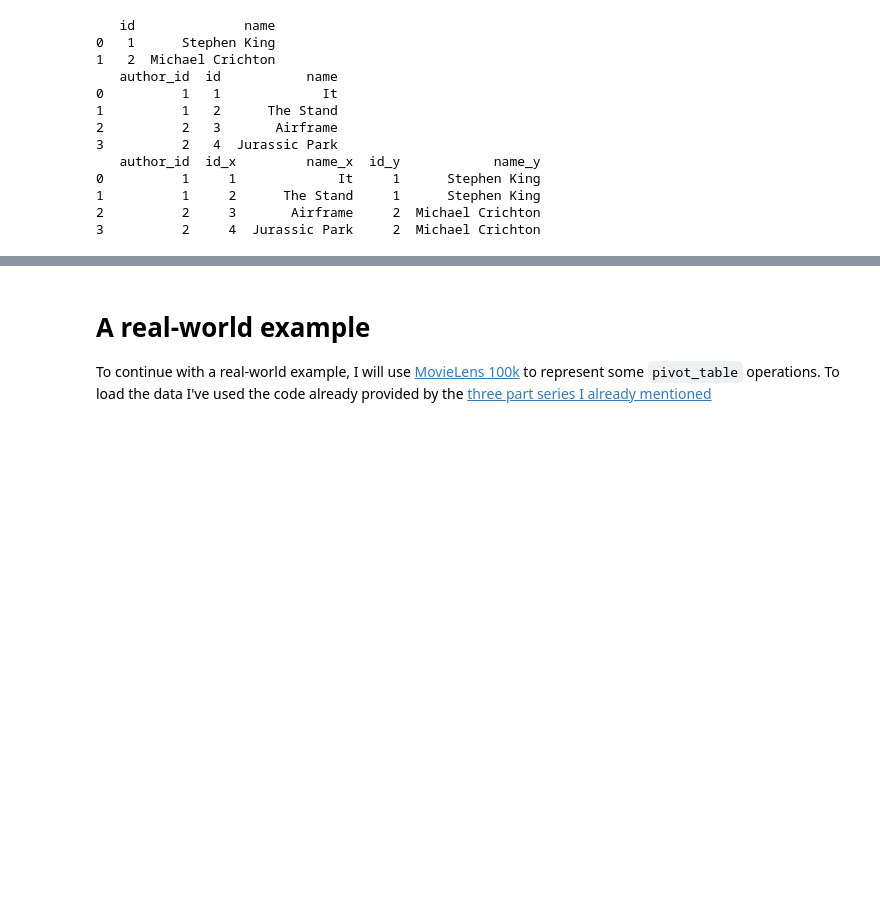
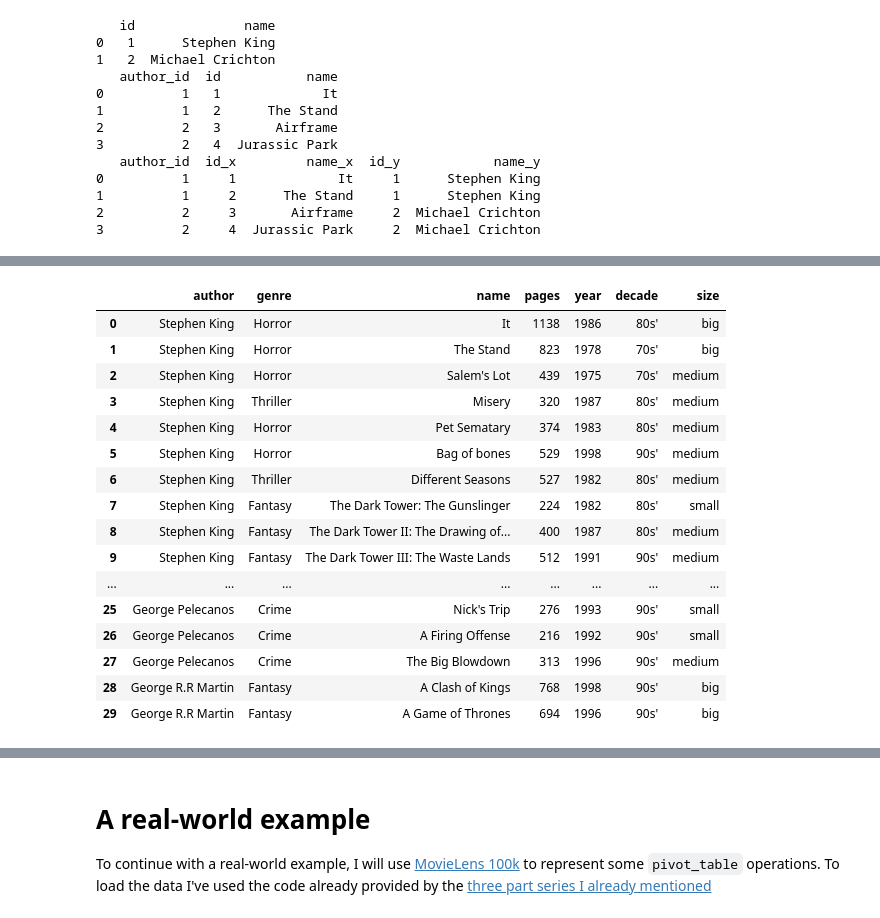
Before and after one commit to spapas/spapas.github.io, a Jupyter notebook: content/pandas-pivot-table-primer.ipynb, the cells around one changed output, grey strips where cells are left out. Drawn from its saved outputs; the diff is of its cells as text; code cells hidden in the pictures; blank space fills up the shorter version.

```diff
--- a/content/pandas-pivot-table-primer.ipynb
+++ b/content/pandas-pivot-table-primer.ipynb
@@ -263,0 +294,70 @@ print books_df.merge(authors_df, left_on='author_id', right_on='id')
+# %%
+books_df=pd.DataFrame([
+    {'author':'Stephen King', 'name':'It', 'pages': 1138, 'year': 1986, 'genre': 'Horror',},
+    {'author':'Stephen King', 'name':'The Stand', 'pages': 823, 'year': 1978, 'genre': 'Horror',},
+    {'author':'Stephen King', 'name': 'Salem\'s Lot', 'pages': 439, 'year': 1975, 'genre': 'Horror',},
+    {'author':'Stephen King', 'name': 'Misery', 'pages': 320, 'year': 1987, 'genre': 'Thriller',},
+    {'author':'Stephen King', 'name': 'Pet Sematary', 'pages': 374, 'year': 1983, 'genre': 'Horror',},
+    {'author':'Stephen King', 'name': 'Bag of bones', 'pages': 529, 'year': 1998, 'genre': 'Horror',},
+    {'author':'Stephen King', 'name': 'Different Seasons', 'pages': 527, 'year': 1982, 'genre': 'Thriller',},
+    {'author':'Stephen King', 'name': 'The Dark Tower: The Gunslinger', 'pages': 224, 'year': 1982, 'genre': 'Fantasy',},
+    {'author':'Stephen King', 'name': 'The Dark Tower II: The Drawing of the Three', 'pages': 400, 'year': 1987, 'genre': 'Fantasy',},
+    {'author':'Stephen King', 'name': 'The Dark Tower III: The Waste Lands', 'pages': 512, 'year': 1991, 'genre': 'Fantasy',},
+    {'author':'Stephen King', 'name': 'The Dark Tower IV: Wizard and Glass', 'pages': 787, 'year': 1998, 'genre': 'Fantasy',},
+    {'author':'Michael Crichton', 'name':'Airframe', 'pages': 352, 'year': 1996, 'genre': 'Crime',},
+    {'author':'Michael Crichton', 'name':'Jurassic Park', 'pages': 448, 'year':1990, 'genre': 'Fantasy',},
+    {'author':'Michael Crichton', 'name':'Congo', 'pages': 348, 'year':1980, 'genre': 'Fantasy',},
+    {'author':'Michael Crichton', 'name':'Sphere', 'pages': 385, 'year':1987, 'genre': 'Fantasy',},
+    {'author':'Michael Crichton', 'name':'Rising Sun', 'pages': 385, 'year':1992, 'genre': 'Crime',},
+    {'author':'Michael Crichton', 'name':'Disclosure ', 'pages': 597, 'year':1994, 'genre': 'Crime',},
+    {'author':'Michael Crichton', 'name':'The Lost World ', 'pages': 430, 'year':1995, 'genre': 'Fantasy',},
+    {'author':'John Grisham', 'name':'A Time to Kill', 'pages': 515, 'year':1989, 'genre': 'Crime',},
+    {'author':'John Grisham', 'name':'The Firm', 'pages': 432, 'year':1991, 'genre': 'Crime',},
+    {'author':'John Grisham', 'name':'The Pelican Brief', 'pages': 387, 'year':1992, 'genre': 'Crime',},
+    {'author':'John Grisham', 'name':'The Chamber', 'pages': 496, 'year':1994, 'genre': 'Crime',},
+    {'author':'John Grisham', 'name':'The Rainmaker', 'pages': 434, 'year':1995, 'genre': 'Crime',},
+    {'author':'John Grisham', 'name':'The Runaway Jury', 'pages': 414, 'year':1996, 'genre': 'Crime',},
+    {'author':'John Grisham', 'name':'The Street Lawyer', 'pages': 347, 'year':1998, 'genre': 'Crime',},
+    {'author':'George Pelecanos', 'name':'Nick\'s Trip ', 'pages': 276, 'year':1993, 'genre': 'Crime',},
+    {'author':'George Pelecanos', 'name':'A Firing Offense', 'pages': 216, 'year':1992, 'genre': 'Crime',},
+    {'author':'George Pelecanos', 'name':'The Big Blowdown', 'pages': 313, 'year':1996, 'genre': 'Crime',},
+    {'author':'George R.R Martin', 'name':'A Clash of Kings', 'pages': 768, 'year':1998, 'genre': 'Fantasy',},
+    {'author':'George R.R Martin', 'name':'A Game of Thrones', 'pages': 694, 'year':1996, 'genre': 'Fantasy',},
+])
+books_df.sort_values(by='year')
+
+
+# Add a decade column to the books DataFrame
+def add_decade(y):
+        return str(y['year'])[2] + '0s\''
+
+books_df['decade'] = books_df.apply(add_decade, axis=1)
+
+# Add a size column to the books DataFrame
+def add_size(y):
+        if y['pages'] > 600:
+            return 'big'
+        elif y['pages'] < 300:
+            return 'small'
+        return 'medium'
+
+books_df['size'] = books_df.apply(add_size, axis=1)
+books_df
+# %% [output]
+|  | author | genre | name | pages | year | decade | size |
+| 0 | Stephen King | Horror | It | 1138 | 1986 | 80s' | big |
+| 1 | Stephen King | Horror | The Stand | 823 | 1978 | 70s' | big |
+| 2 | Stephen King | Horror | Salem's Lot | 439 | 1975 | 70s' | medium |
+| 3 | Stephen King | Thriller | Misery | 320 | 1987 | 80s' | medium |
+| 4 | Stephen King | Horror | Pet Sematary | 374 | 1983 | 80s' | medium |
+| 5 | Stephen King | Horror | Bag of bones | 529 | 1998 | 90s' | medium |
+| 6 | Stephen King | Thriller | Different Seasons | 527 | 1982 | 80s' | medium |
+| 7 | Stephen King | Fantasy | The Dark Tower: The Gunslinger | 224 | 1982 | 80s' | small |
+| 8 | Stephen King | Fantasy | The Dark Tower II: The Drawing of... | 400 | 1987 | 80s' | medium |
+| 9 | Stephen King | Fantasy | The Dark Tower III: The Waste Lands | 512 | 1991 | 90s' | medium |
+| ... | ... | ... | ... | ... | ... | ... | ... |
+| 25 | George Pelecanos | Crime | Nick's Trip | 276 | 1993 | 90s' | small |
+| 26 | George Pelecanos | Crime | A Firing Offense | 216 | 1992 | 90s' | small |
+| 27 | George Pelecanos | Crime | The Big Blowdown | 313 | 1996 | 90s' | medium |
+| 28 | George R.R Martin | Fantasy | A Clash of Kings | 768 | 1998 | 90s' | big |
+| 29 | George R.R Martin | Fantasy | A Game of Thrones | 694 | 1996 | 90s' | big |
```
Also changed, not shown: parts of 12 cells of this notebook.
